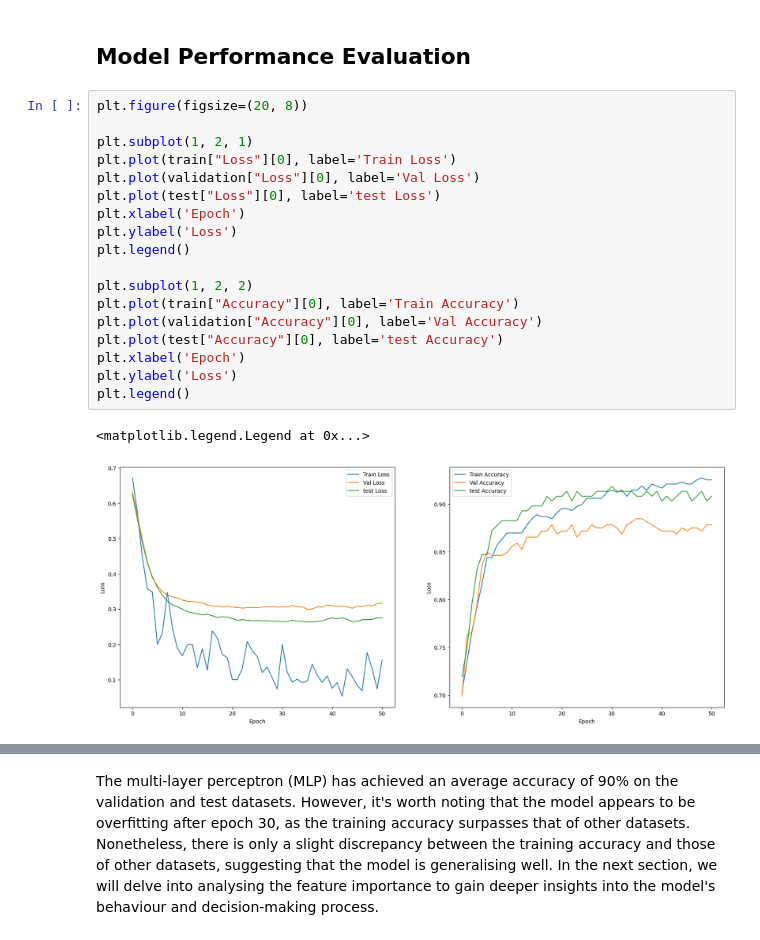
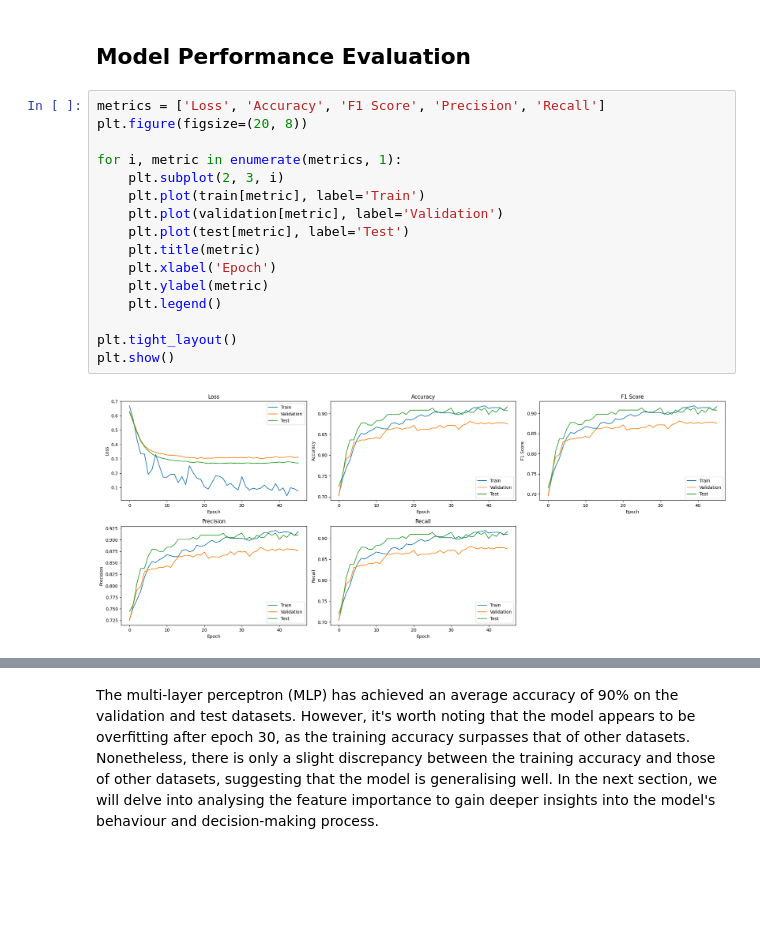
Before and after one commit to AmirMohammadiKarbalaei/Pima-Indians-Diabetes, a Jupyter notebook: Model.ipynb, the cells around one changed output, grey strips where cells are left out. Cells and saved outputs as stored; diff of their text form; blank space fills up the shorter version.

```diff
--- a/Model.ipynb
+++ b/Model.ipynb
@@ -215,25 +216,22 @@ Early stopping at epoch 51 as test accuracy has not improved for 20 epochs.
 # %% [markdown]
 ## Model Performance Evaluation
-# %%
-plt.figure(figsize=(20, 8))
-
-plt.subplot(1, 2, 1)
-plt.plot(train["Loss"][0], label='Train Loss')
-plt.plot(validation["Loss"][0], label='Val Loss')
-plt.plot(test["Loss"][0], label='test Loss')
-plt.xlabel('Epoch')
-plt.ylabel('Loss')
-plt.legend()
-
-plt.subplot(1, 2, 2)
-plt.plot(train["Accuracy"][0], label='Train Accuracy')
-plt.plot(validation["Accuracy"][0], label='Val Accuracy')
-plt.plot(test["Accuracy"][0], label='test Accuracy')
-plt.xlabel('Epoch')
-plt.ylabel('Loss')
-plt.legend()
-# %% [output]
-<matplotlib.legend.Legend at 0x...>
-[figure, removed]
+# %%
+metrics = ['Loss', 'Accuracy', 'F1 Score', 'Precision', 'Recall']
+plt.figure(figsize=(20, 8))
+
+for i, metric in enumerate(metrics, 1):
+    plt.subplot(2, 3, i)
+    plt.plot(train[metric], label='Train')
+    plt.plot(validation[metric], label='Validation')
+    plt.plot(test[metric], label='Test')
+    plt.title(metric)
+    plt.xlabel('Epoch')
+    plt.ylabel(metric)
+    plt.legend()
+
+plt.tight_layout()
+plt.show()
+# %% [output]
+[figure, added]
 # %%
 print("Confusion Matrix - Training Set:")
```
Also changed, not shown: parts of 13 cells of this notebook, 5 other files.
